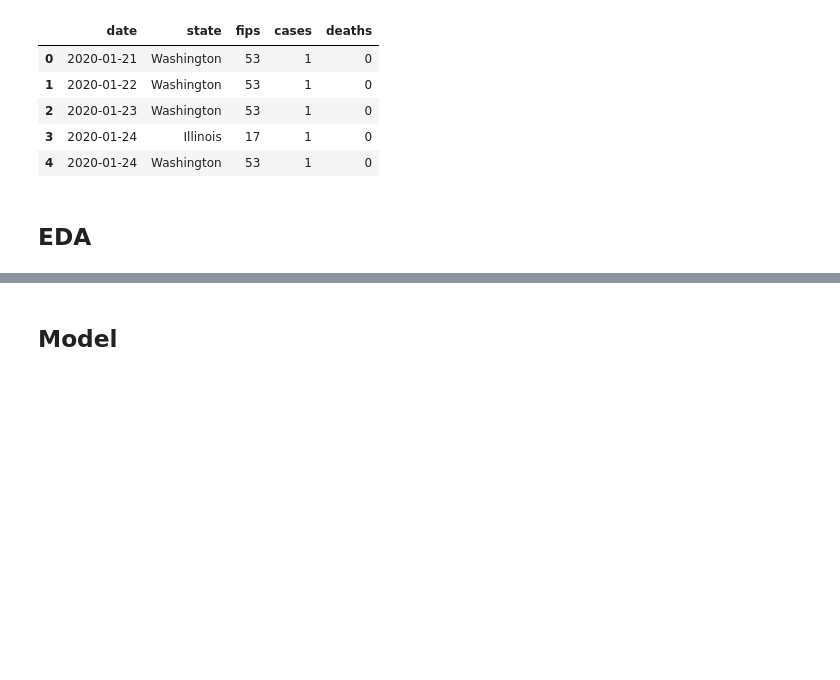
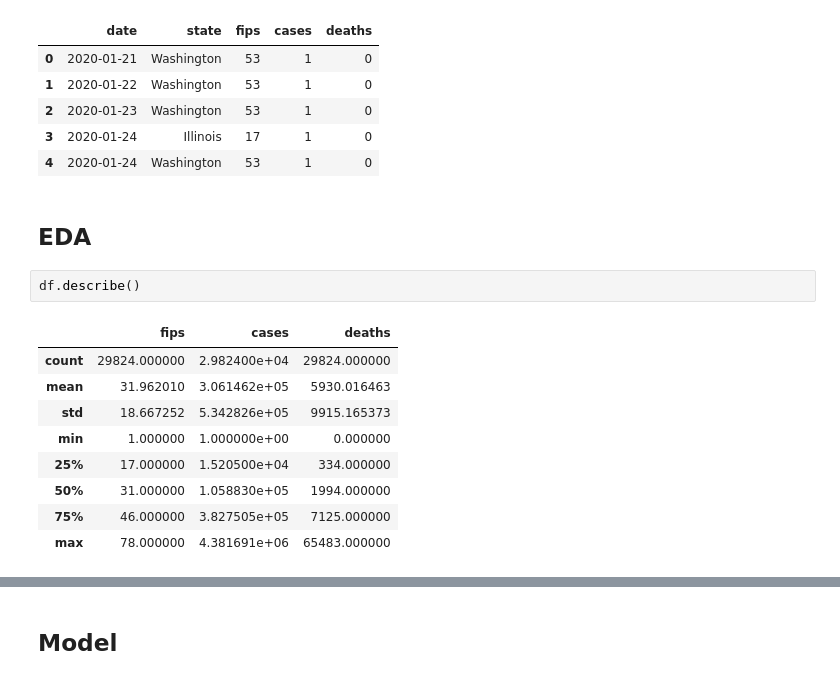
Before and after one commit to noahgift/dataviz, a Jupyter notebook: dataviz.ipynb, the cells around one changed output, grey strips where cells are left out. Drawn from its saved outputs; the diff is of its cells as text; blank space fills up the shorter version.

```diff
--- a/dataviz.ipynb
+++ b/dataviz.ipynb
@@ -23,3 +23,15 @@ df.head()
 | 4 | 2020-01-24 | Washington | 53 | 1 | 0 |
 # %% [markdown]
 ## EDA
+# %%
+df.describe()
+# %% [output]
+|  | fips | cases | deaths |
+| count | 29824.000000 | 2.982400e+04 | 29824.000000 |
+| mean | 31.962010 | 3.061462e+05 | 5930.016463 |
+| std | 18.667252 | 5.342826e+05 | 9915.165373 |
+| min | 1.000000 | 1.000000e+00 | 0.000000 |
+| 25% | 17.000000 | 1.520500e+04 | 334.000000 |
+| 50% | 31.000000 | 1.058830e+05 | 1994.000000 |
+| 75% | 46.000000 | 3.827505e+05 | 7125.000000 |
+| max | 78.000000 | 4.381691e+06 | 65483.000000 |
```
Also changed, not shown: parts of 1 cell of this notebook.
